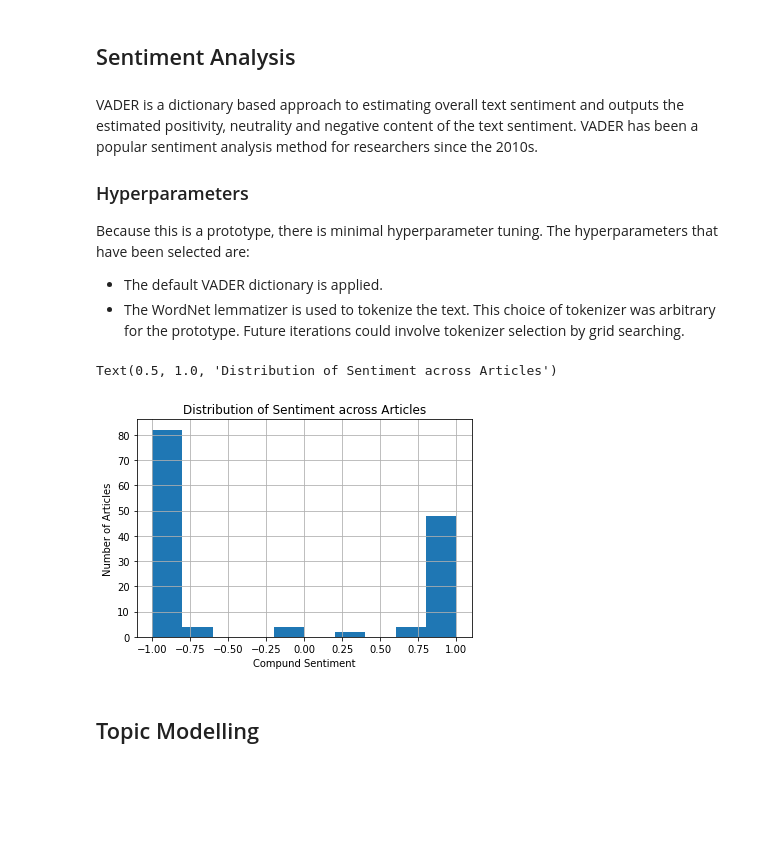
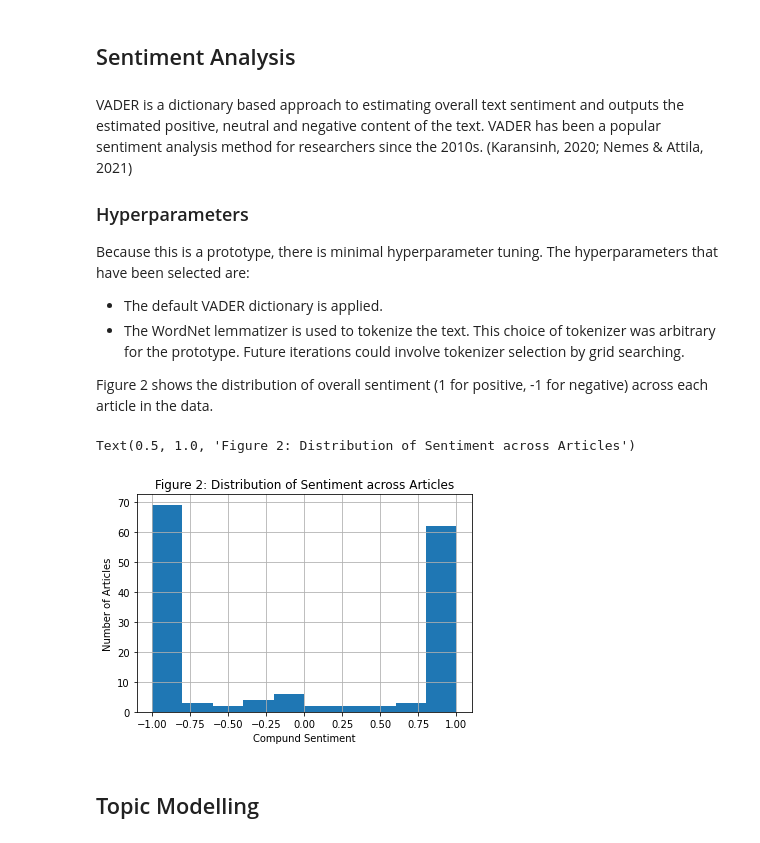
Before and after one commit to JackCollins1991/Topic-Modelling-and-Sentiment-Analysis-on-News-Media, a Jupyter notebook: Part_3_NLP_Analysis.ipynb, the cells around one changed output. Cells and saved outputs as stored; diff of their text form; code cells hidden in the pictures; blank space fills up the shorter version.

```diff
--- a/Part_3_NLP_Analysis.ipynb
+++ b/Part_3_NLP_Analysis.ipynb
@@ -229,27 +239,29 @@ corpus = [dictionary.doc2bow(text) for text in ngrams]
 # %% [markdown]
 ## Sentiment Analysis
 # %% [markdown]
-VADER is a dictionary based approach to estimating overall text sentiment and outputs the estimated positivity, neutrality and negative content of the text sentiment. VADER has been a popular sentiment analysis method for researchers since the 2010s.
+VADER is a dictionary based approach to estimating overall text sentiment and outputs the estimated positive, neutral and negative content of the text. VADER has been a popular sentiment analysis method for researchers since the 2010s. (Karansinh, 2020; Nemes & Attila, 2021)
 
 ### Hyperparameters
 Because this is a prototype, there is minimal hyperparameter tuning.
 The hyperparameters that have been selected are:
 *	The default VADER dictionary is applied.
 *	The WordNet lemmatizer is used to tokenize the text. This choice of tokenizer was arbitrary for the prototype. Future iterations could involve tokenizer selection by grid searching.
+
+Figure 2 shows the distribution of overall sentiment (1 for positive, -1 for negative) across each article in the data.
 # %%
 vader = SentimentIntensityAnalyzer()
 sentiment_scores = []
-for doc in doc_complete:
+for doc in data[TEXT_COLUMN]:
   sentiment_scores.append(vader.polarity_scores(doc))
 # %%
 sentiments = pd.DataFrame(sentiment_scores)
 # %%
 ax = sentiments['compound'].hist()
 ax.set_xlabel("Compund Sentiment")
 ax.set_ylabel("Number of Articles")
-ax.set_title("Distribution of Sentiment across Articles")
+ax.set_title("Figure 2: Distribution of Sentiment across Articles")
 # %% [output]
-Text(0.5, 1.0, 'Distribution of Sentiment across Articles')
+Text(0.5, 1.0, 'Figure 2: Distribution of Sentiment across Articles')
-[figure, old version]
+[figure, new version]
 # %% [markdown]
 ## Topic Modelling
```
Also changed, not shown: parts of 35 cells of this notebook.
